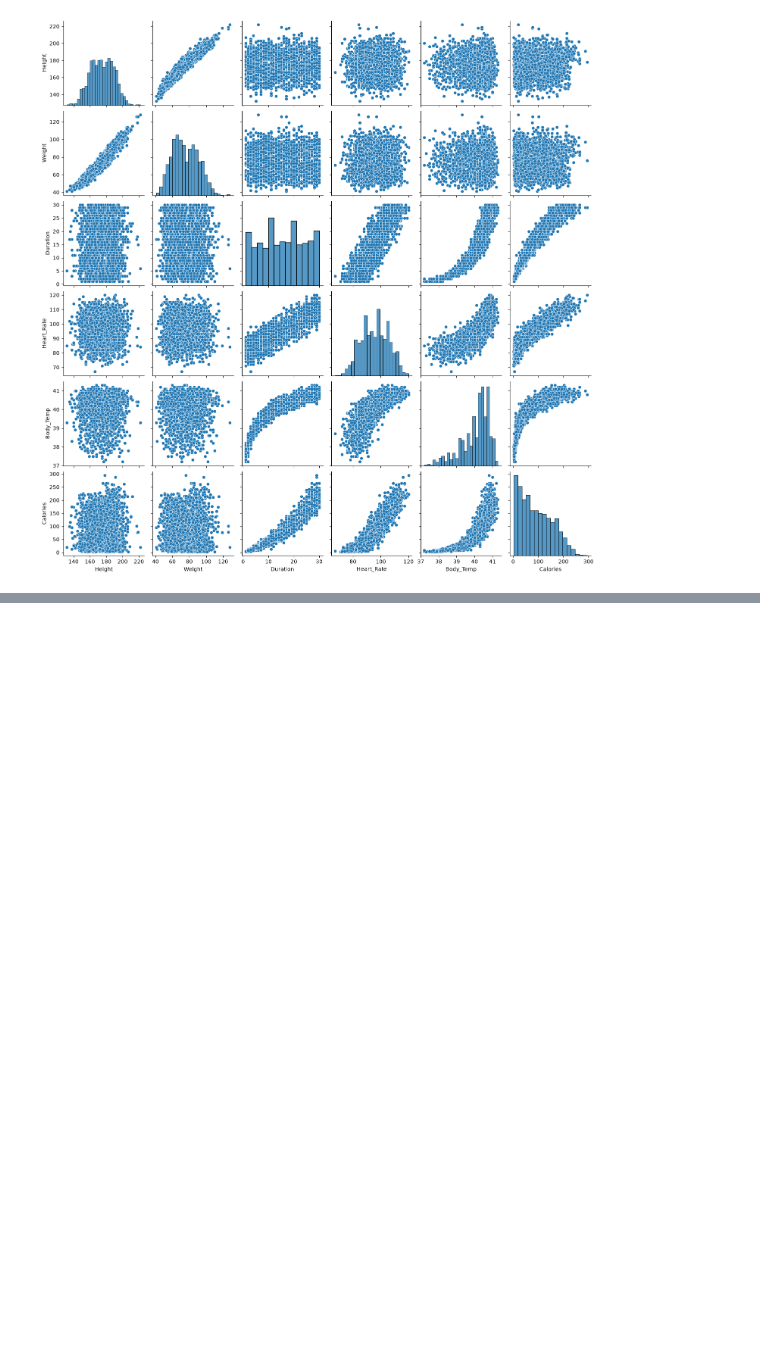
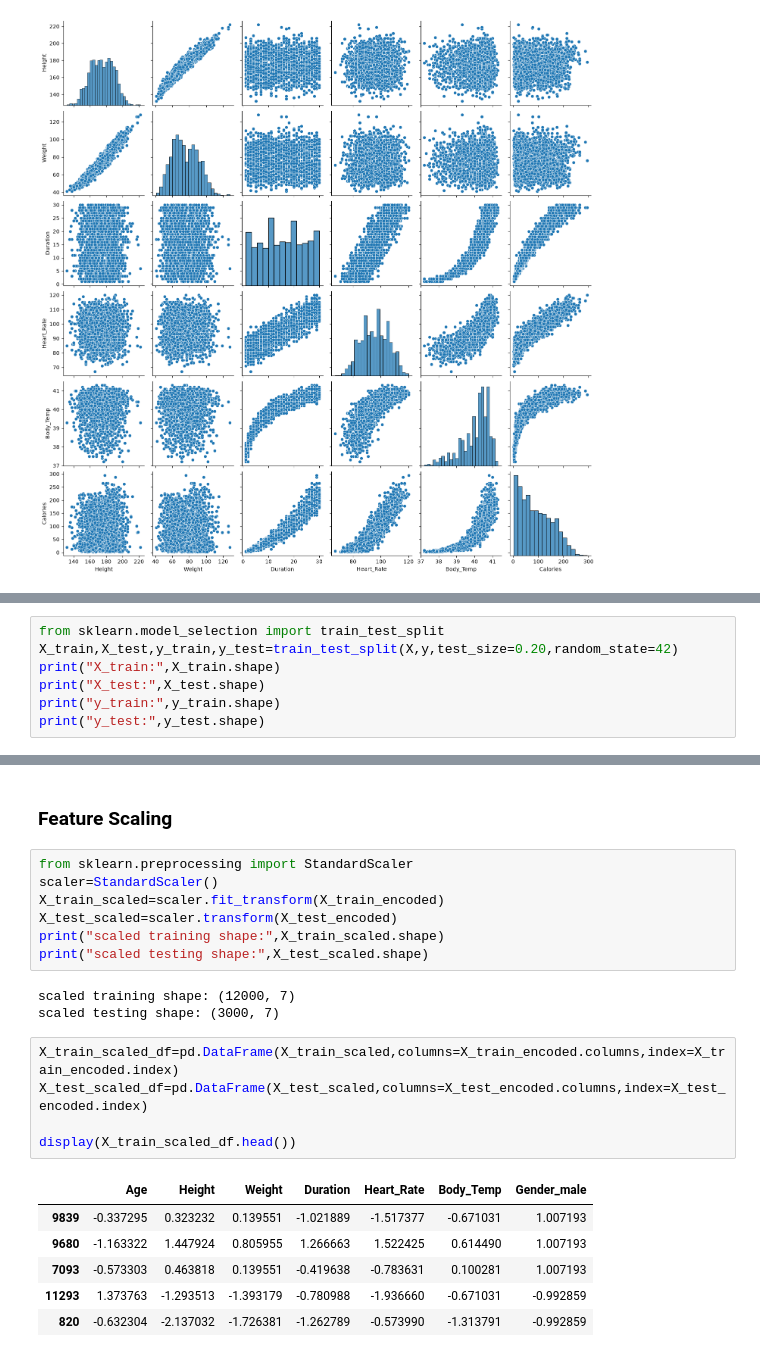
Before and after one commit to Jayadevika-jd/FitPredict, a Jupyter notebook: Notebooks/Fitpredict_preprocessinng.ipynb, the cells around one changed output, grey strips where cells are left out. Cells and saved outputs as stored; diff of their text form; blank space fills up the shorter version.

```diff
--- a/Notebooks/Fitpredict_preprocessinng.ipynb
+++ b/Notebooks/Fitpredict_preprocessinng.ipynb
@@ -505,0 +532,7 @@ plt.show
+# %%
+from sklearn.model_selection import train_test_split
+X_train,X_test,y_train,y_test=train_test_split(X,y,test_size=0.20,random_state=42)
+print("X_train:",X_train.shape)
+print("X_test:",X_test.shape)
+print("y_train:",y_train.shape)
+print("y_test:",y_test.shape)
@@ -505,0 +642,24 @@ plt.show
+# %% [markdown]
+### Feature Scaling
+# %%
+from sklearn.preprocessing import StandardScaler
+scaler=StandardScaler()
+X_train_scaled=scaler.fit_transform(X_train_encoded)
+X_test_scaled=scaler.transform(X_test_encoded)
+print("scaled training shape:",X_train_scaled.shape)
+print("scaled testing shape:",X_test_scaled.shape)
+# %% [output]
+scaled training shape: (12000, 7)
+scaled testing shape: (3000, 7)
+# %%
+X_train_scaled_df=pd.DataFrame(X_train_scaled,columns=X_train_encoded.columns,index=X_train_encoded.index)
+X_test_scaled_df=pd.DataFrame(X_test_scaled,columns=X_test_encoded.columns,index=X_test_encoded.index)
+
+display(X_train_scaled_df.head())
+# %% [output]
+|  | Age | Height | Weight | Duration | Heart_Rate | Body_Temp | Gender_male |
+| 9839 | -0.337295 | 0.323232 | 0.139551 | -1.021889 | -1.517377 | -0.671031 | 1.007193 |
+| 9680 | -1.163322 | 1.447924 | 0.805955 | 1.266663 | 1.522425 | 0.614490 | 1.007193 |
+| 7093 | -0.573303 | 0.463818 | 0.139551 | -0.419638 | -0.783631 | 0.100281 | 1.007193 |
+| 11293 | 1.373763 | -1.293513 | -1.393179 | -0.780988 | -1.936660 | -0.671031 | -0.992859 |
+| 820 | -0.632304 | -2.137032 | -1.726381 | -1.262789 | -0.573990 | -1.313791 | -0.992859 |
```
Also changed, not shown: parts of 21 cells of this notebook.
